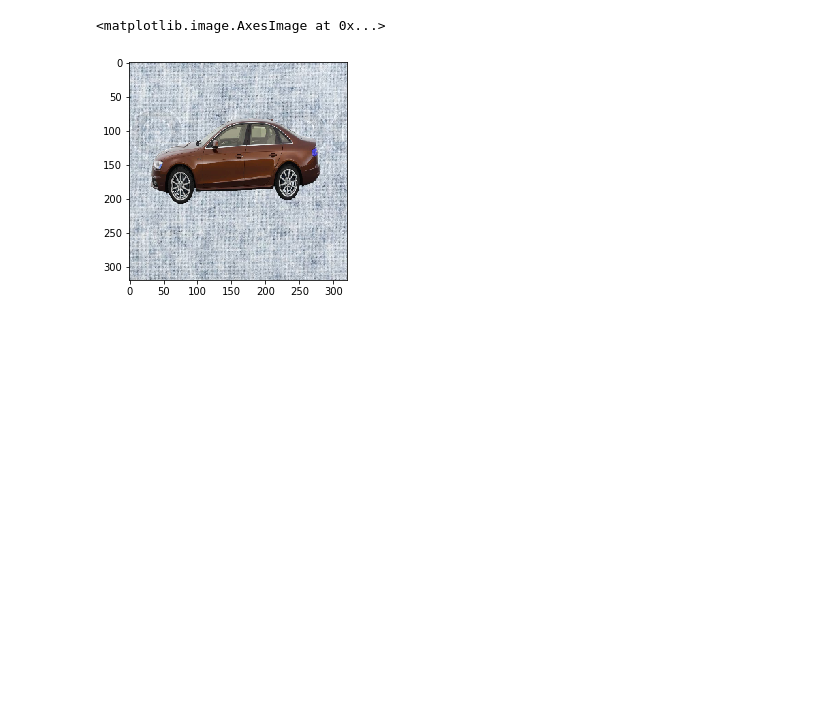
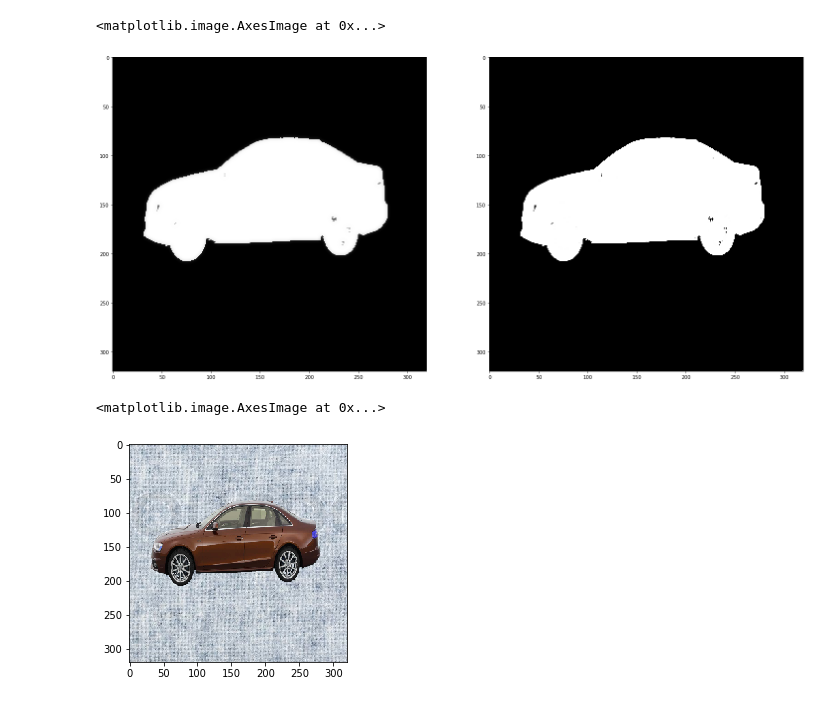
Before and after one commit to aura-reality/deep-image-matting, a Jupyter notebook: project/Inference.ipynb, the cells around one changed output. Saved outputs shown, nothing was run; the diff lists cells and outputs as text; code cells hidden in the pictures; blank space fills up the shorter version.

```diff
--- a/project/Inference.ipynb
+++ b/project/Inference.ipynb
@@ -69,3 +75,14 @@ ax[2].imshow(gt, cmap = 'gray')
+# %%
+k, t = cv.threshold(out,127,255,cv.THRESH_BINARY)
+blur = cv.bilateralFilter(t,9,120,120)
+# %%
+f, ax = plt.subplots(1,2,figsize=(25,25))
+
+ax[0].imshow(blur, cmap = 'gray')
+ax[1].imshow(out, cmap = 'gray')
+# %% [output]
+<matplotlib.image.AxesImage at 0x...>
+[figure, added]
 # %%
 kernel = cv.getStructuringElement(cv.MORPH_ELLIPSE, (3, 3))
 def generate_trimap(alpha):
```
Also changed, not shown: parts of 7 cells of this notebook.
